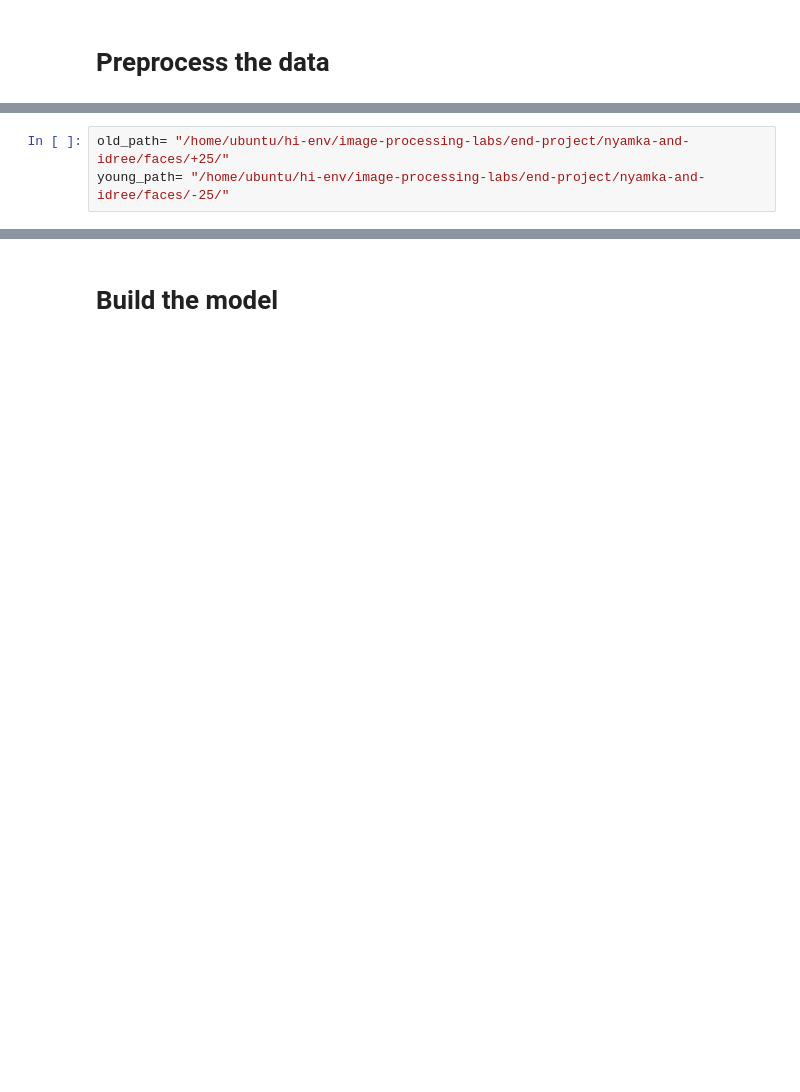
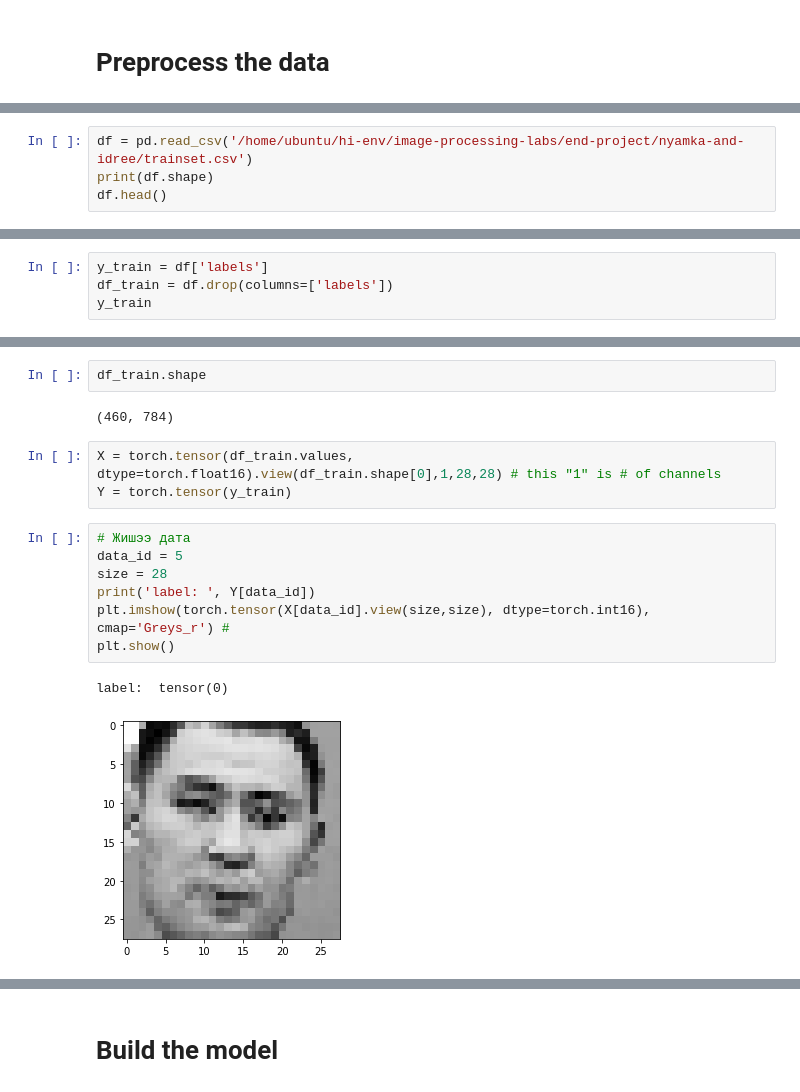
Before and after one commit to nmit-406/image-processing-labs, a Jupyter notebook: end-project/nyamka-and-idree/classification of age.ipynb, the cells around one changed output, grey strips where cells are left out. Saved outputs shown, nothing was run; the diff lists cells and outputs as text; blank space fills up the shorter version.

Commit message:
train model is done maybe :)

```diff
--- a/end-project/nyamka-and-idree/classification of age.ipynb
+++ b/end-project/nyamka-and-idree/classification of age.ipynb
@@ -21,3 +33,4 @@ import tensorflow as tf
 # %%
-old_path= "/home/ubuntu/hi-env/image-processing-labs/end-project/nyamka-and-idree/faces/+25/"
-young_path= "/home/ubuntu/hi-env/image-processing-labs/end-project/nyamka-and-idree/faces/-25/"
+df = pd.read_csv('/home/ubuntu/hi-env/image-processing-labs/end-project/nyamka-and-idree/trainset.csv')
+print(df.shape)
+df.head()
@@ -46,0 +46,4 @@ young_tr = [transforms(x) for x in young_gray]
+# %%
+y_train = df['labels']
+df_train = df.drop(columns=['labels'])
+y_train
@@ -46,0 +63,17 @@ young_tr = [transforms(x) for x in young_gray]
+# %%
+df_train.shape
+# %% [output]
+(460, 784)
+# %%
+X = torch.tensor(df_train.values, dtype=torch.float16).view(df_train.shape[0],1,28,28) # this "1" is # of channels
+Y = torch.tensor(y_train)
+# %%
+# Жишээ дата
+data_id = 5
+size = 28
+print('label: ', Y[data_id])
+plt.imshow(torch.tensor(X[data_id].view(size,size), dtype=torch.int16), cmap='Greys_r') #
+plt.show()
+# %% [output]
+label:  tensor(0)
+[figure, added]
```
Also changed, not shown: parts of 26 cells of this notebook, 3 other files.
